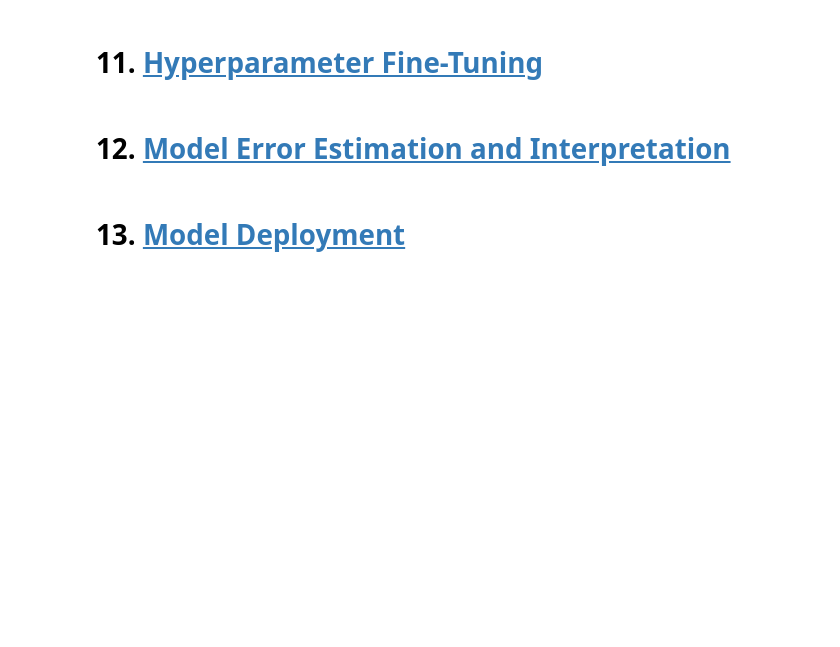
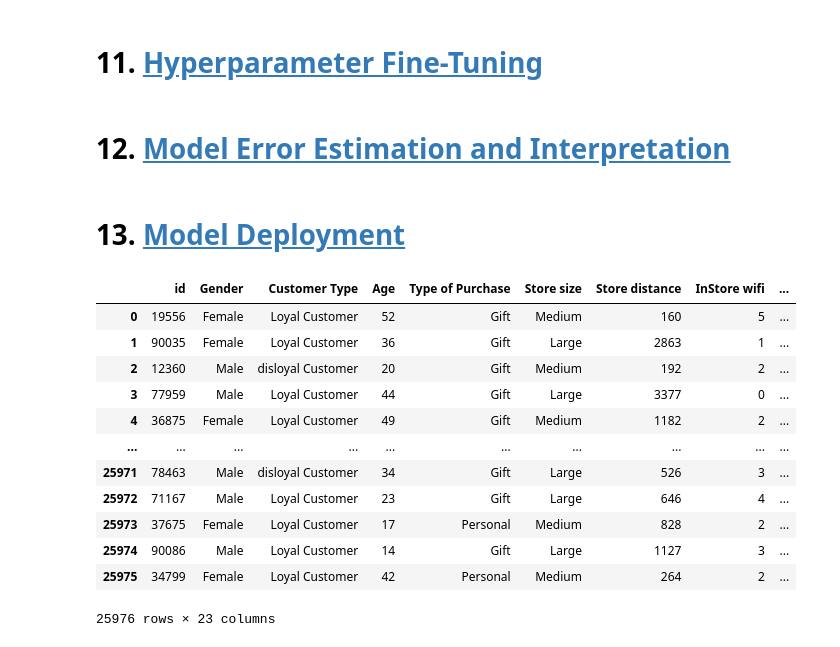
Before and after one commit to brunopiato/InStyleNPS, a Jupyter notebook: notebooks/HackDays.ipynb, the cells around one changed output. Drawn from its saved outputs; the diff is of its cells as text; code cells hidden in the pictures; blank space fills up the shorter version.

```diff
--- a/notebooks/HackDays.ipynb
+++ b/notebooks/HackDays.ipynb
@@ -679,3 +853,21 @@ df[['is_satisfied', 'age_category']].groupby('age_category').mean().reset_index(
 # 12. <a id='toc12_'></a>[Model Error Estimation and Interpretation](#toc0_)
 # %% [markdown]
 # 13. <a id='toc13_'></a>[Model Deployment](#toc0_)
+# %%
+test_data = pd.read_csv(data_path+'test.csv', low_memory=False)
+# %%
+test_data
+# %% [output]
+|  | id | Gender | Customer Type | Age | Type of Purchase | Store size | Store distance | InStore wifi | ... |
+| 0 | 19556 | Female | Loyal Customer | 52 | Gift | Medium | 160 | 5 | ... |
+| 1 | 90035 | Female | Loyal Customer | 36 | Gift | Large | 2863 | 1 | ... |
+| 2 | 12360 | Male | disloyal Customer | 20 | Gift | Medium | 192 | 2 | ... |
+| 3 | 77959 | Male | Loyal Customer | 44 | Gift | Large | 3377 | 0 | ... |
+| 4 | 36875 | Female | Loyal Customer | 49 | Gift | Medium | 1182 | 2 | ... |
+| ... | ... | ... | ... | ... | ... | ... | ... | ... | ... |
+| 25971 | 78463 | Male | disloyal Customer | 34 | Gift | Large | 526 | 3 | ... |
+| 25972 | 71167 | Male | Loyal Customer | 23 | Gift | Large | 646 | 4 | ... |
+| 25973 | 37675 | Female | Loyal Customer | 17 | Personal | Medium | 828 | 2 | ... |
+| 25974 | 90086 | Male | Loyal Customer | 14 | Gift | Large | 1127 | 3 | ... |
+| 25975 | 34799 | Female | Loyal Customer | 42 | Personal | Medium | 264 | 2 | ... |
+25976 rows × 23 columns
```
Also changed, not shown: parts of 44 cells of this notebook, 1 other file.
